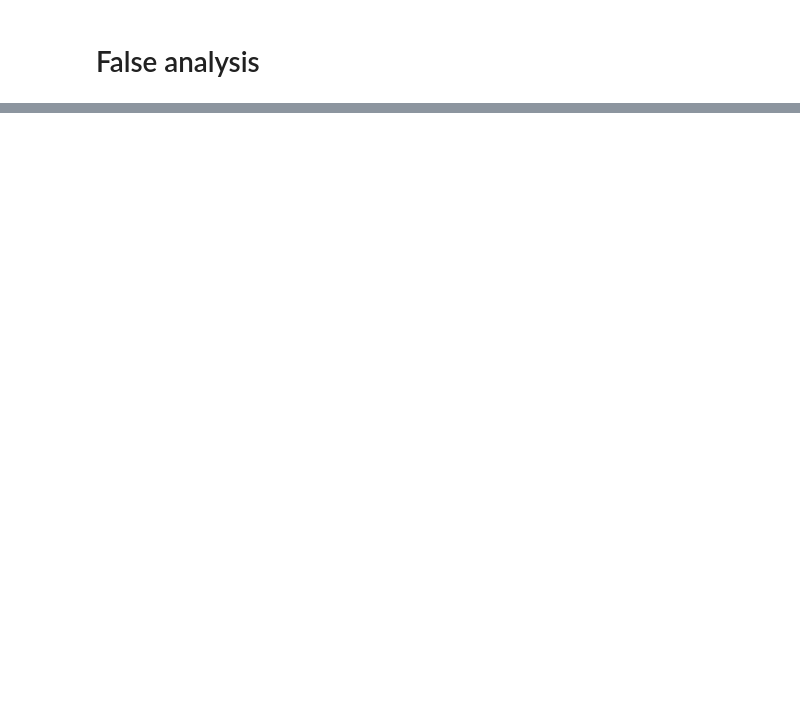
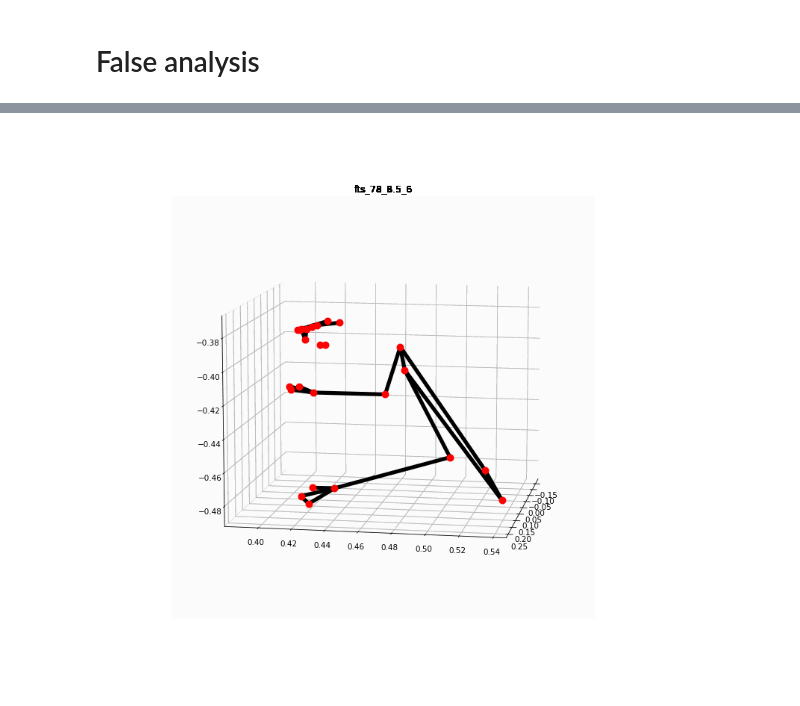
Before and after one commit to deangeckt/TT_train, a Jupyter notebook: train_dean.ipynb, the cells around one changed output, grey strips where cells are left out. Saved outputs shown, nothing was run; the diff lists cells and outputs as text; code cells hidden in the pictures; blank space fills up the shorter version.

```diff
--- a/train_dean.ipynb
+++ b/train_dean.ipynb
@@ -253,0 +275,5 @@ wrong [77, 46, 39, 98, 74, 29, 54, 72, 41, 28, 27, 40, 64, 37, 21, 23, 66, 17, 1
+# %%
+with open(f'visualization/shots_3d_demo/{debug_name}.gif','rb') as f:
+    display(Image(data=f.read(), format='png'))
+# %% [output]
+[figure, added]
```
Also changed, not shown: parts of 9 cells of this notebook, 3 other files.
